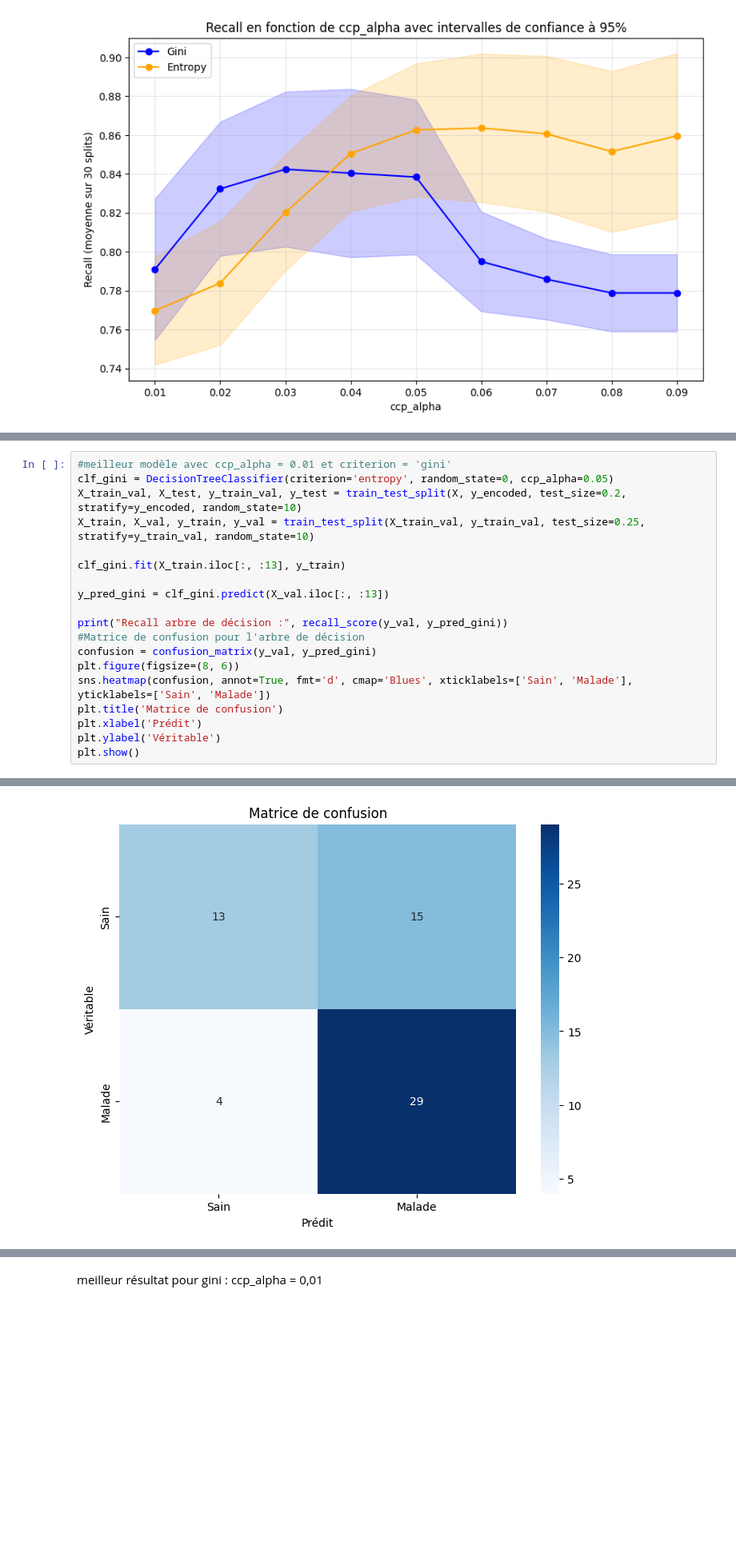
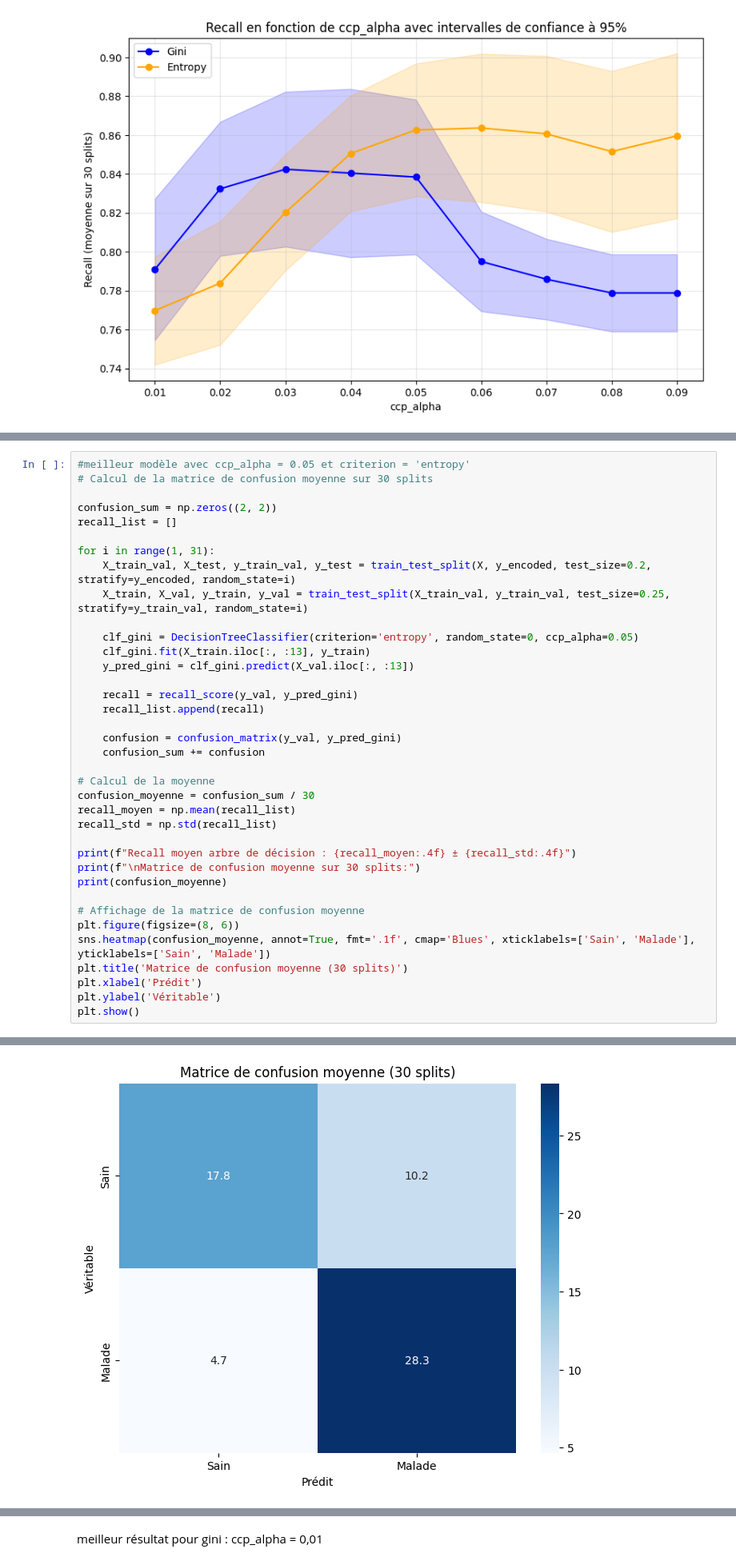
Before and after one commit to prichert17/Apprentissage_automatique_arbre_decision, a Jupyter notebook: main.ipynb, the cells around one changed output, grey strips where cells are left out. Shown at 80% size. Saved outputs shown, nothing was run; the diff lists cells and outputs as text; blank space fills up the shorter version.

```diff
--- a/main.ipynb
+++ b/main.ipynb
@@ -381,21 +381,39 @@ Pour le modèle Entropy, un ccp_alpha = 0,03 est plus adapté
 Commentaire sur Recall :
 meilleur résultat pour entropy avec ccp_alpha = 0,05
 # %%
-#meilleur modèle avec ccp_alpha = 0.01 et criterion = 'gini'
-clf_gini = DecisionTreeClassifier(criterion='entropy', random_state=0, ccp_alpha=0.05)
-X_train_val, X_test, y_train_val, y_test = train_test_split(X, y_encoded, test_size=0.2, stratify=y_encoded, random_state=10)
-X_train, X_val, y_train, y_val = train_test_split(X_train_val, y_train_val, test_size=0.25, stratify=y_train_val, random_state=10)
+#meilleur modèle avec ccp_alpha = 0.05 et criterion = 'entropy'
+# Calcul de la matrice de confusion moyenne sur 30 splits
 
-clf_gini.fit(X_train.iloc[:, :13], y_train)
+confusion_sum = np.zeros((2, 2))
+recall_list = []
 
-y_pred_gini = clf_gini.predict(X_val.iloc[:, :13])
+for i in range(1, 31):
+    X_train_val, X_test, y_train_val, y_test = train_test_split(X, y_encoded, test_size=0.2, stratify=y_encoded, random_state=i)
+    X_train, X_val, y_train, y_val = train_test_split(X_train_val, y_train_val, test_size=0.25, stratify=y_train_val, random_state=i)
 
-print("Recall arbre de décision :", recall_score(y_val, y_pred_gini))
-#Matrice de confusion pour l'arbre de décision
-confusion = confusion_matrix(y_val, y_pred_gini)
+    clf_gini = DecisionTreeClassifier(criterion='entropy', random_state=0, ccp_alpha=0.05)
+    clf_gini.fit(X_train.iloc[:, :13], y_train)
+    y_pred_gini = clf_gini.predict(X_val.iloc[:, :13])
+
+    recall = recall_score(y_val, y_pred_gini)
+    recall_list.append(recall)
+
+    confusion = confusion_matrix(y_val, y_pred_gini)
+    confusion_sum += confusion
+
+# Calcul de la moyenne
+confusion_moyenne = confusion_sum / 30
+recall_moyen = np.mean(recall_list)
+recall_std = np.std(recall_list)
+
+print(f"Recall moyen arbre de décision : {recall_moyen:.4f} ± {recall_std:.4f}")
+print(f"\nMatrice de confusion moyenne sur 30 splits:")
+print(confusion_moyenne)
+
+# Affichage de la matrice de confusion moyenne
 plt.figure(figsize=(8, 6))
-sns.heatmap(confusion, annot=True, fmt='d', cmap='Blues', xticklabels=['Sain', 'Malade'], yticklabels=['Sain', 'Malade'])
-plt.title('Matrice de confusion')
+sns.heatmap(confusion_moyenne, annot=True, fmt='.1f', cmap='Blues', xticklabels=['Sain', 'Malade'], yticklabels=['Sain', 'Malade'])
+plt.title('Matrice de confusion moyenne (30 splits)')
 plt.xlabel('Prédit')
 plt.ylabel('Véritable')
 plt.show()
@@ -404,4 +426,4 @@ Recall arbre de décision : 0.8787878787878788
-[figure, old version]
+[figure, new version]
 # %%
 #représentation de l'arbre de décision
 from sklearn import tree
```
Also changed, not shown: parts of 10 cells of this notebook.
